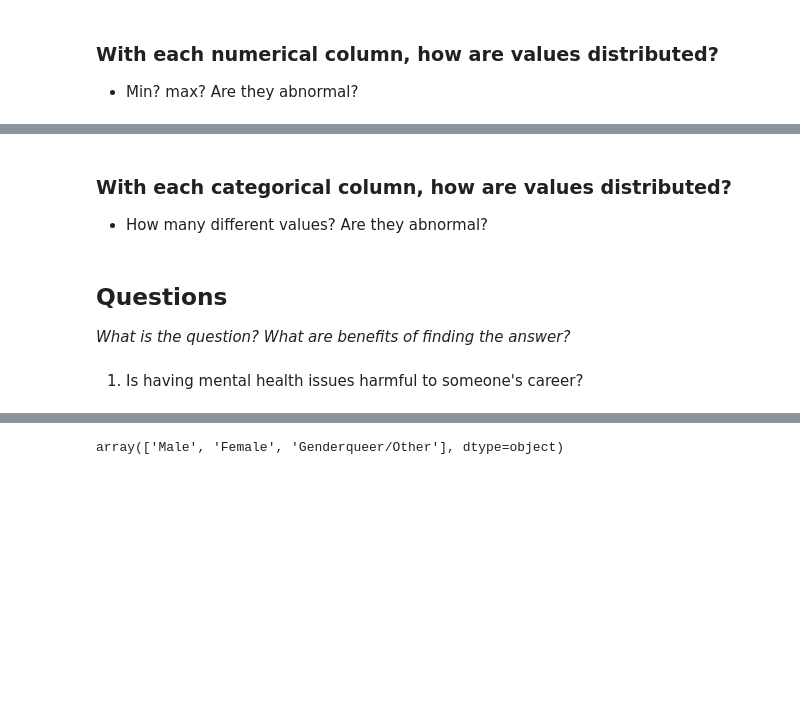
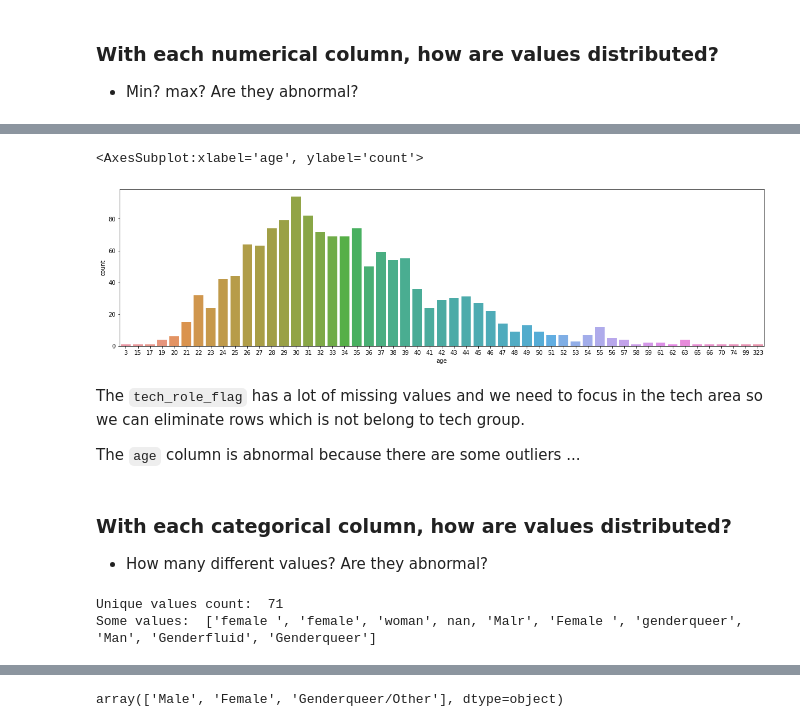
Before and after one commit to HMy2912/P4DS-FinalProj, a Jupyter notebook: Untitled.ipynb, the cells around one changed output, grey strips where cells are left out. Drawn from its saved outputs; the diff is of its cells as text; code cells hidden in the pictures; blank space fills up the shorter version.

Commit message:
update question 3, 4 and distribution

```diff
--- a/Untitled.ipynb
+++ b/Untitled.ipynb
@@ -173,9 +194,21 @@ missing_value_df
+# %%
+fig, ax = plt.subplots(figsize = (20, 5))
+sns.countplot(x="age", data=mh_df)
+# %% [output]
+<AxesSubplot:xlabel='age', ylabel='count'>
+[figure, added]
+# %% [markdown]
+The `tech_role_flag` has a lot of missing values and we need to focus in the tech area so we can eliminate rows which is not belong to tech group.
+
+The `age` column is abnormal because there are some outliers ...
 # %% [markdown]
 ### With each categorical column, how are values distributed?
 * How many different values? Are they abnormal?
-# %% [markdown]
-## Questions
-
-*What is the question? What are benefits of finding the answer?*
-# %% [markdown]
-1. Is having mental health issues harmful to someone's career?
+# %%
+# Sex column
+# Usually, ...
+print('Unique values count: ', len(set(mh_df['sex'])))
+print('Some values: ', list(set(mh_df['sex']))[:10])
+# %% [output]
+Unique values count:  71
+Some values:  ['female ', 'female', 'woman', nan, 'Malr', 'Female ', 'genderqueer', 'Man', 'Genderfluid', 'Genderqueer']
```
Also changed, not shown: parts of 38 cells of this notebook.
